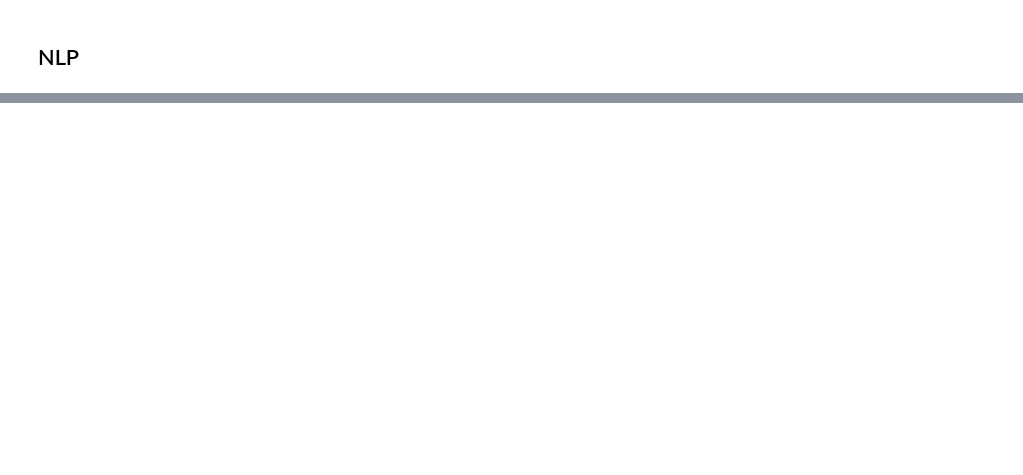
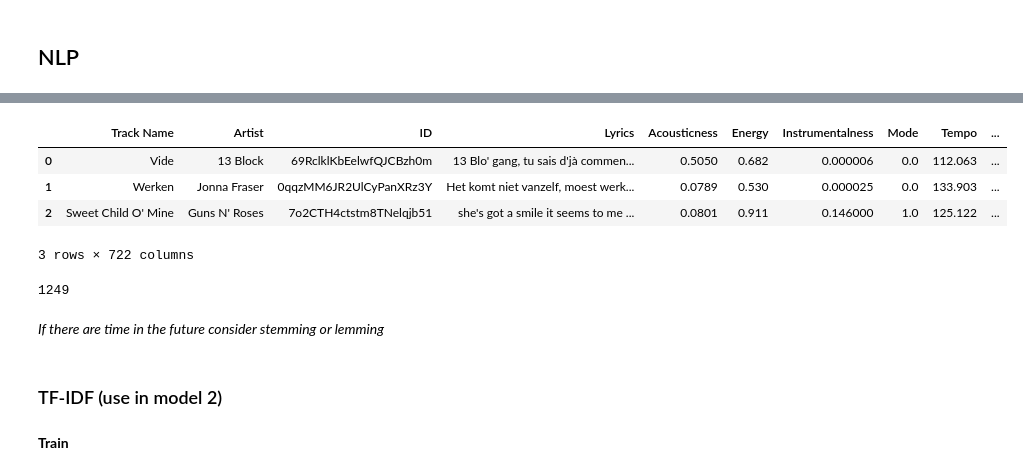
Before and after one commit to yhpf/Capstone-General_Assembly, a Jupyter notebook: 12_best_model.ipynb, the cells around one changed output, grey strips where cells are left out. Drawn from its saved outputs; the diff is of its cells as text; code cells hidden in the pictures; blank space fills up the shorter version.

```diff
--- a/12_best_model.ipynb
+++ b/12_best_model.ipynb
@@ -195,0 +321,6 @@ big_df_song['Lyrics'] = gb_clean['Lyrics'].astype(str)
+# %%
+# transform X_test
+cvec_data2 = cvec.transform(indep_test['Lyrics'])
+# %%
+# Turn the features into a data frame
+df2  = pd.DataFrame(cvec_data2.todense(),columns=cvec.get_feature_names())
@@ -195,0 +335,20 @@ big_df_song['Lyrics'] = gb_clean['Lyrics'].astype(str)
+# %%
+# Concat with big data frame (use for scoring the model)
+indep_test_cvec = pd.concat([indep_test.reset_index(drop=True), df2], axis=1)
+
+indep_test_cvec.head(3)
+# %% [output]
+|  | Track Name | Artist | ID | Lyrics | Acousticness | Energy | Instrumentalness | Mode | Tempo | ... |
+| 0 | Vide | 13 Block | 69RclklKbEelwfQJCBzh0m | 13 Blo' gang, tu sais d'jà commen... | 0.5050 | 0.682 | 0.000006 | 0.0 | 112.063 | ... |
+| 1 | Werken | Jonna Fraser | 0qqzMM6JR2UlCyPanXRz3Y | Het komt niet vanzelf, moest werk... | 0.0789 | 0.530 | 0.000025 | 0.0 | 133.903 | ... |
+| 2 | Sweet Child O' Mine | Guns N' Roses | 7o2CTH4ctstm8TNelqjb51 | she's got a smile it seems to me ... | 0.0801 | 0.911 | 0.146000 | 1.0 | 125.122 | ... |
+3 rows × 722 columns
+# %%
+# look and see that the shape look right
+len(indep_test_cvec)
+# %% [output]
+1249
+# %% [markdown]
+*If there are time in the future consider stemming or lemming*
+# %% [markdown]
+### TF-IDF (use in model 2)
@@ -195,0 +358,2 @@ big_df_song['Lyrics'] = gb_clean['Lyrics'].astype(str)
+# %% [markdown]
+**Train**
```
Also changed, not shown: parts of 76 cells of this notebook.
